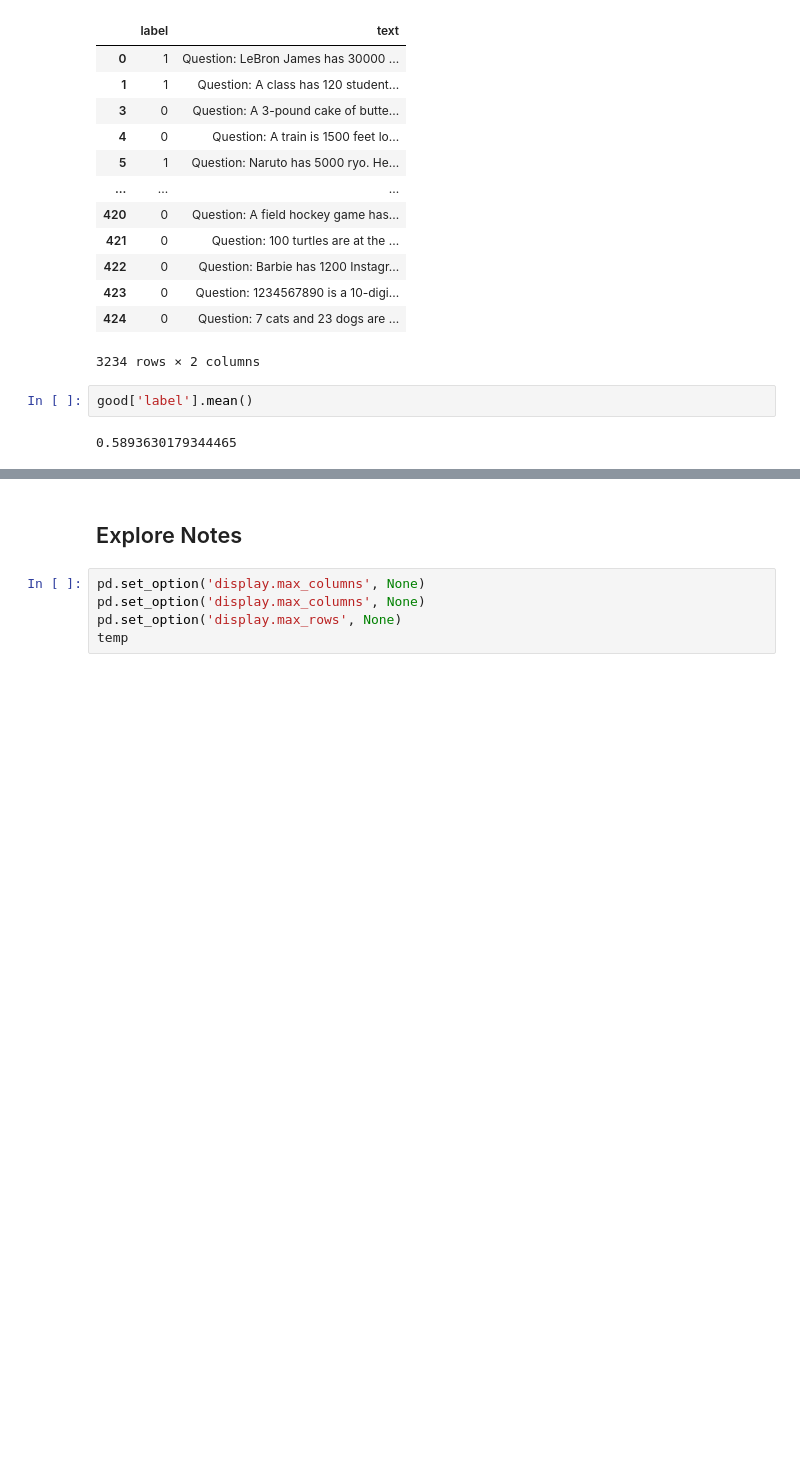
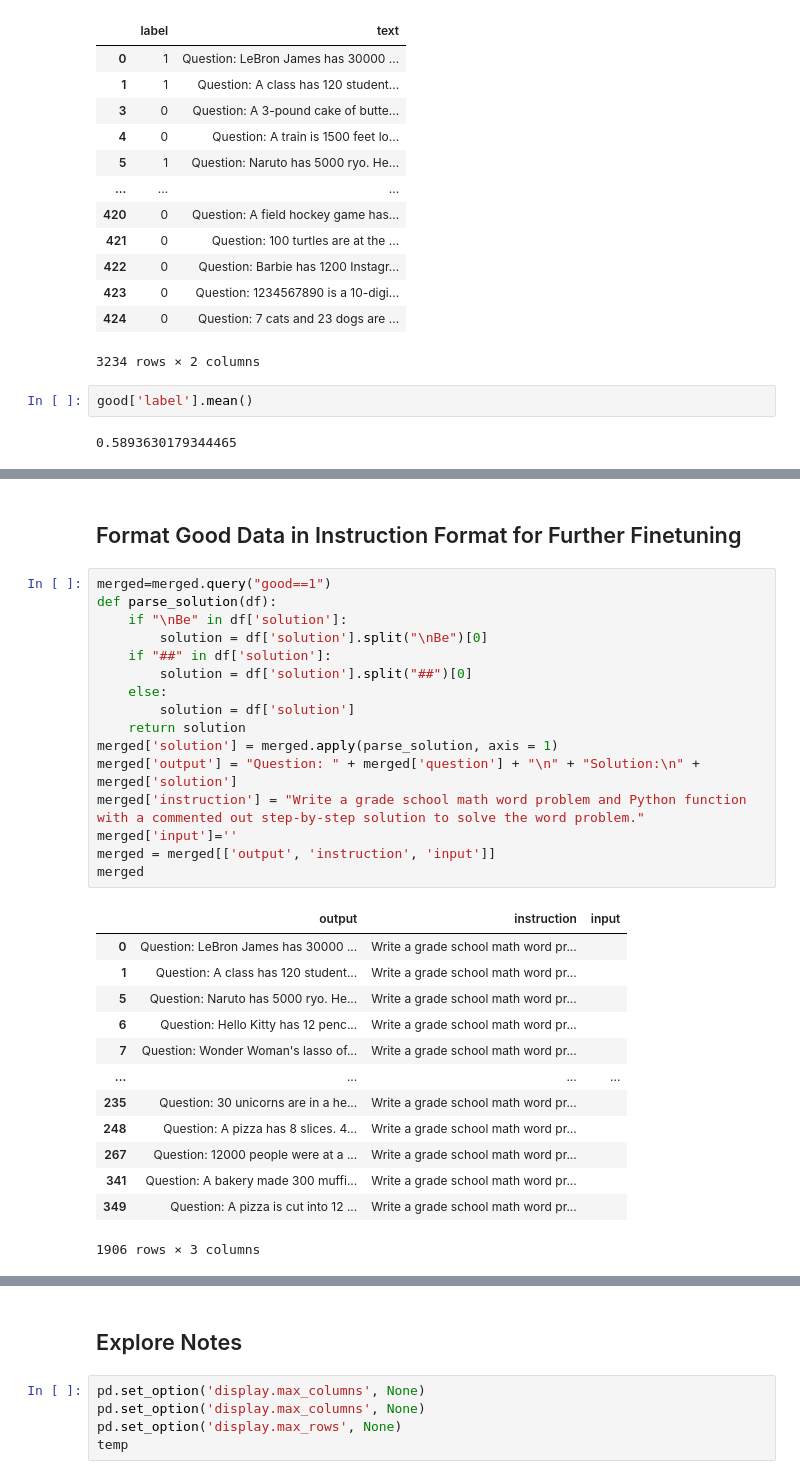
Before and after one commit to bryanchrist/llama2-70b, a Jupyter notebook: Parse_Zooniverse_Export.ipynb, the cells around one changed output, grey strips where cells are left out. Drawn from its saved outputs; the diff is of its cells as text; blank space fills up the shorter version.

Commit message:
Preparing finetuning data

```diff
--- a/Parse_Zooniverse_Export.ipynb
+++ b/Parse_Zooniverse_Export.ipynb
@@ -503,0 +520,32 @@ good['label'].mean()
+# %% [markdown]
+## Format Good Data in Instruction Format for Further Finetuning
+# %%
+merged=merged.query("good==1")
+def parse_solution(df):
+    if "\nBe" in df['solution']:
+        solution = df['solution'].split("\nBe")[0]
+    if "##" in df['solution']:
+        solution = df['solution'].split("##")[0]
+    else:
+        solution = df['solution']
+    return solution
+merged['solution'] = merged.apply(parse_solution, axis = 1)
+merged['output'] = "Question: " + merged['question'] + "\n" + "Solution:\n" + merged['solution']
+merged['instruction'] = "Write a grade school math word problem and Python function with a commented out step-by-step solution to solve the word problem."
+merged['input']=''
+merged = merged[['output', 'instruction', 'input']]
+merged
+# %% [output]
+|  | output | instruction | input |
+| 0 | Question: LeBron James has 30000 ... | Write a grade school math word pr... |  |
+| 1 | Question: A class has 120 student... | Write a grade school math word pr... |  |
+| 5 | Question: Naruto has 5000 ryo. He... | Write a grade school math word pr... |  |
+| 6 | Question: Hello Kitty has 12 penc... | Write a grade school math word pr... |  |
+| 7 | Question: Wonder Woman's lasso of... | Write a grade school math word pr... |  |
+| ... | ... | ... | ... |
+| 235 | Question: 30 unicorns are in a he... | Write a grade school math word pr... |  |
+| 248 | Question: A pizza has 8 slices. 4... | Write a grade school math word pr... |  |
+| 267 | Question: 12000 people were at a ... | Write a grade school math word pr... |  |
+| 341 | Question: A bakery made 300 muffi... | Write a grade school math word pr... |  |
+| 349 | Question: A pizza is cut into 12 ... | Write a grade school math word pr... |  |
+1906 rows × 3 columns
```
Also changed, not shown: parts of 4 cells of this notebook, 1 other file.
